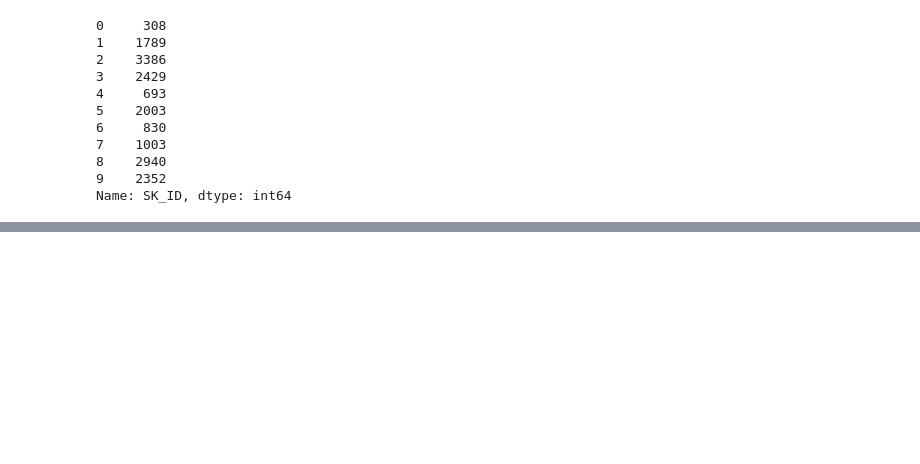
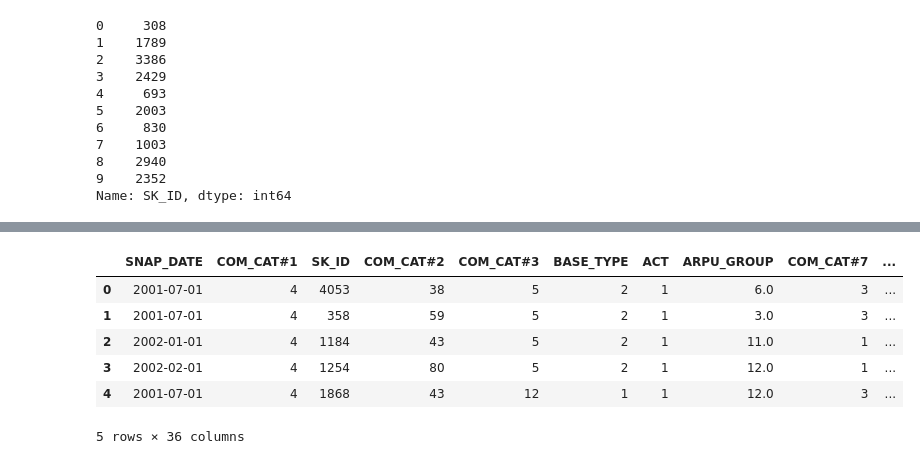
Before and after one commit to ademyanchuk/mlBootCamp2018, a Jupyter notebook: make-validation-system.ipynb, the cells around one changed output, grey strips where cells are left out. Saved outputs shown, nothing was run; the diff lists cells and outputs as text; code cells hidden in the pictures; blank space fills up the shorter version.

```diff
--- a/make-validation-system.ipynb
+++ b/make-validation-system.ipynb
@@ -245,0 +294,10 @@ Name: SK_ID, dtype: int64
+# %%
+subs_feat_tr_df.head()
+# %% [output]
+|  | SNAP_DATE | COM_CAT#1 | SK_ID | COM_CAT#2 | COM_CAT#3 | BASE_TYPE | ACT | ARPU_GROUP | COM_CAT#7 | ... |
+| 0 | 2001-07-01 | 4 | 4053 | 38 | 5 | 2 | 1 | 6.0 | 3 | ... |
+| 1 | 2001-07-01 | 4 | 358 | 59 | 5 | 2 | 1 | 3.0 | 3 | ... |
+| 2 | 2002-01-01 | 4 | 1184 | 43 | 5 | 2 | 1 | 11.0 | 1 | ... |
+| 3 | 2002-02-01 | 4 | 1254 | 80 | 5 | 2 | 1 | 12.0 | 1 | ... |
+| 4 | 2001-07-01 | 4 | 1868 | 43 | 12 | 1 | 1 | 12.0 | 3 | ... |
+5 rows × 36 columns
```
Also changed, not shown: parts of 45 cells of this notebook, 4 other files.
